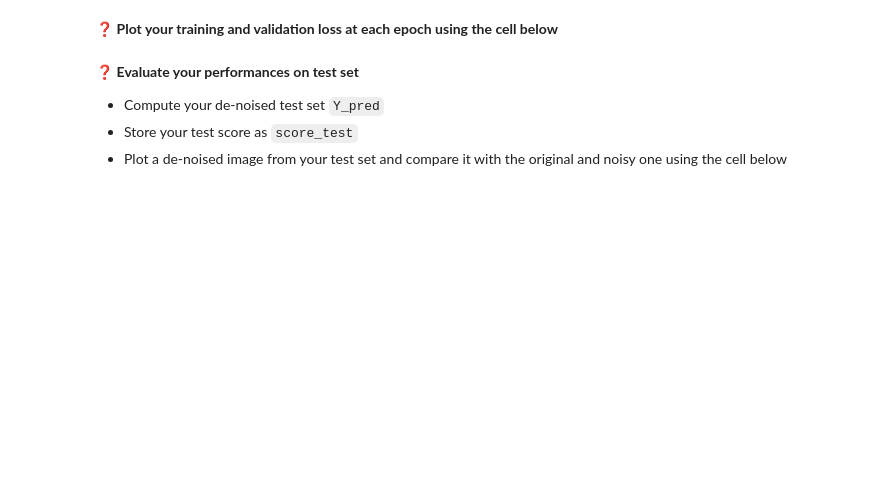
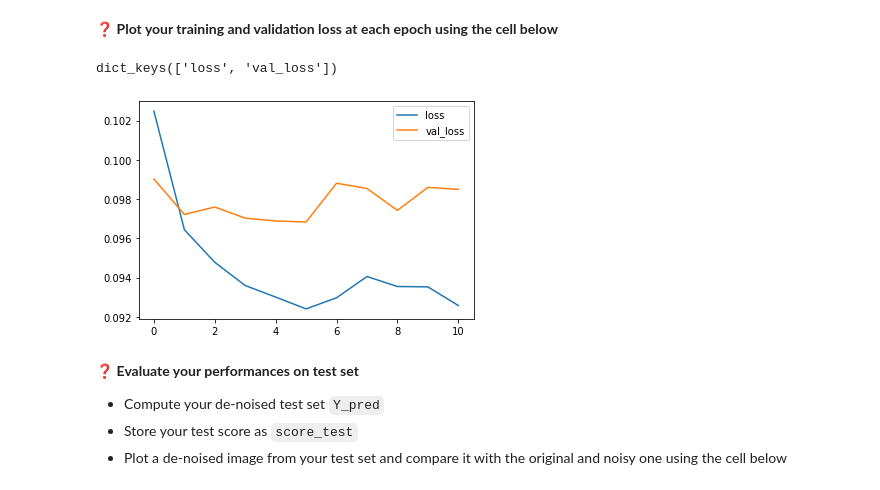
Before and after one commit to alexisgourdol/data-certification-exam, a Jupyter notebook: convolutional_neural_networks/image_denoising.ipynb, the cells around one changed output. Drawn from its saved outputs; the diff is of its cells as text; code cells hidden in the pictures; blank space fills up the shorter version.

```diff
--- a/convolutional_neural_networks/image_denoising.ipynb
+++ b/convolutional_neural_networks/image_denoising.ipynb
@@ -371,3 +449,22 @@ autoencoder.summary()
 - Make sure your model does not overfit with appropriate control techniques
 
 💡 You will not be judged by the computing power of your computer, you can reach decent performance in less than 5 minutes of training without GPUs.
+# %%
+from tensorflow.keras.optimizers import Adam
+from tensorflow.keras import callbacks
+
+optim = Adam(learning_rate=0.01,
+             beta_1=0.9,
+             beta_2=0.999,
+             epsilon=1e-07)
+
+es = callbacks.EarlyStopping(patience=5, restore_best_weights=True)
+
+autoencoder = Model(x, decoder(encoder(x)), name="autoencoder")
+autoencoder.compile(loss = 'mae',
+                    optimizer = optim)
+# %%
+"""X_train_reduced = X_train[:X_train.shape[0] // 2]
+Y_train_reduced = Y_train[:Y_train.shape[0] // 2]
+print(X_train.shape, X_train.shape, Y_test.shape)
+print(X_train_reduced.shape, X_train_reduced.shape)"""
@@ -375,0 +482,7 @@ autoencoder.summary()
+# %%
+autoencoder.fit(X_train_reduced, Y_train_reduced,
+                batch_size=16,
+                epochs=40,
+                validation_split=0.3,
+                callbacks=[es],
+                verbose=1)
@@ -388,3 +510,18 @@ plt.savefig("tests/history.png")
+# %%
+autoencoder.history.history.keys()
+# %% [output]
+dict_keys(['loss', 'val_loss'])
+# %%
+# Plot below your train/val loss history
+plt.plot(autoencoder.history.history['loss'], label='loss')
+plt.plot(autoencoder.history.history['val_loss'], label='val_loss')
+plt.legend()
+
+# Run also this code to save figure as jpg in path below (it's your job to ensure it works)
+fig = plt.gcf()
+plt.savefig("tests/history.png")
+# %% [output]
+[figure, added]
 # %% [markdown]
 ❓ **Evaluate your performances on test set**
 - Compute your de-noised test set `Y_pred`
```
Also changed, not shown: parts of 44 cells of this notebook, 6 other files.
